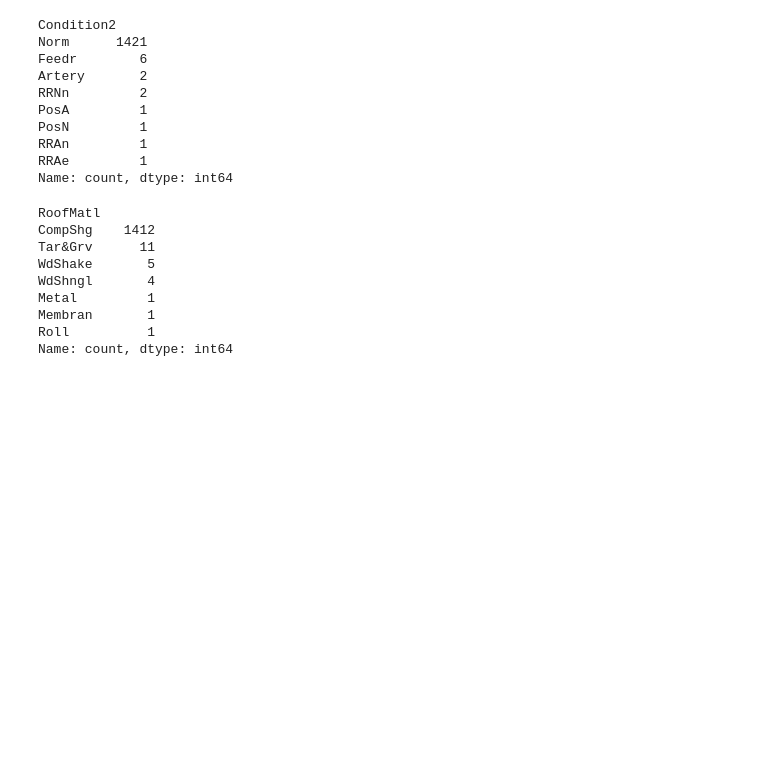
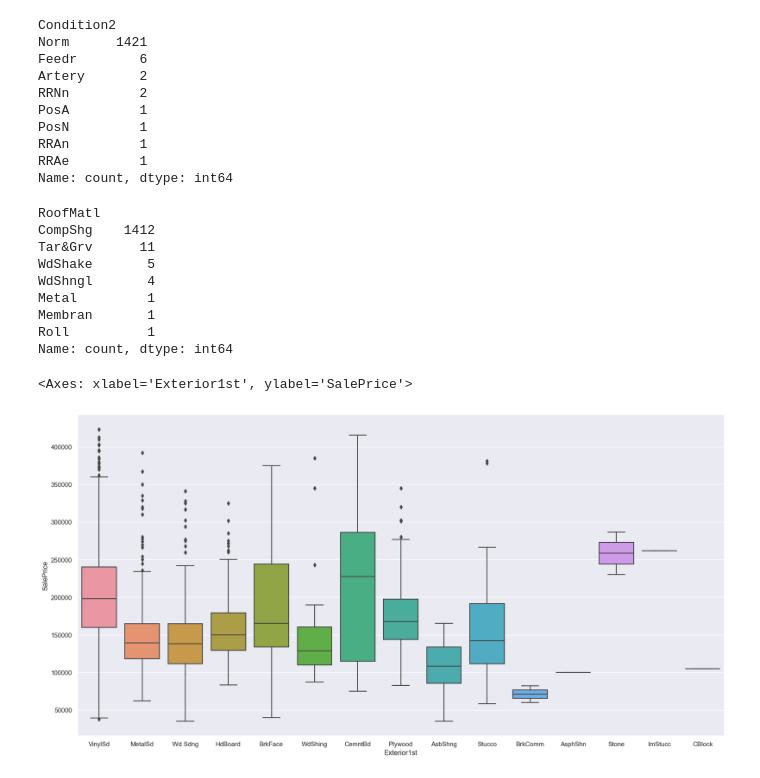
Before and after one commit to adityasngh/Kaggle-House-Prices-Regression, a Jupyter notebook: Kaggle_House_Prices_Regression.ipynb, the cells around one changed output. Cells and saved outputs as stored; diff of their text form; code cells hidden in the pictures; blank space fills up the shorter version.

```diff
--- a/Kaggle_House_Prices_Regression.ipynb
+++ b/Kaggle_House_Prices_Regression.ipynb
@@ -316,3 +316,10 @@ Name: count, dtype: int64
 # %%
 # Dropping RoofMatl as it does not seem to be a predictor for SalePrice and is centred around one value
 df.drop('RoofMatl', axis='columns', inplace=True)
+# %%
+#Boxplot for Exterior1st, make categories on x axis readable
+plt.figure(figsize=(20, 10))
+sns.boxplot(x = df['Exterior1st'], y = df['SalePrice'])
+# %% [output]
+<Axes: xlabel='Exterior1st', ylabel='SalePrice'>
+[figure, added]
```
Also changed, not shown: parts of 2 cells of this notebook.
